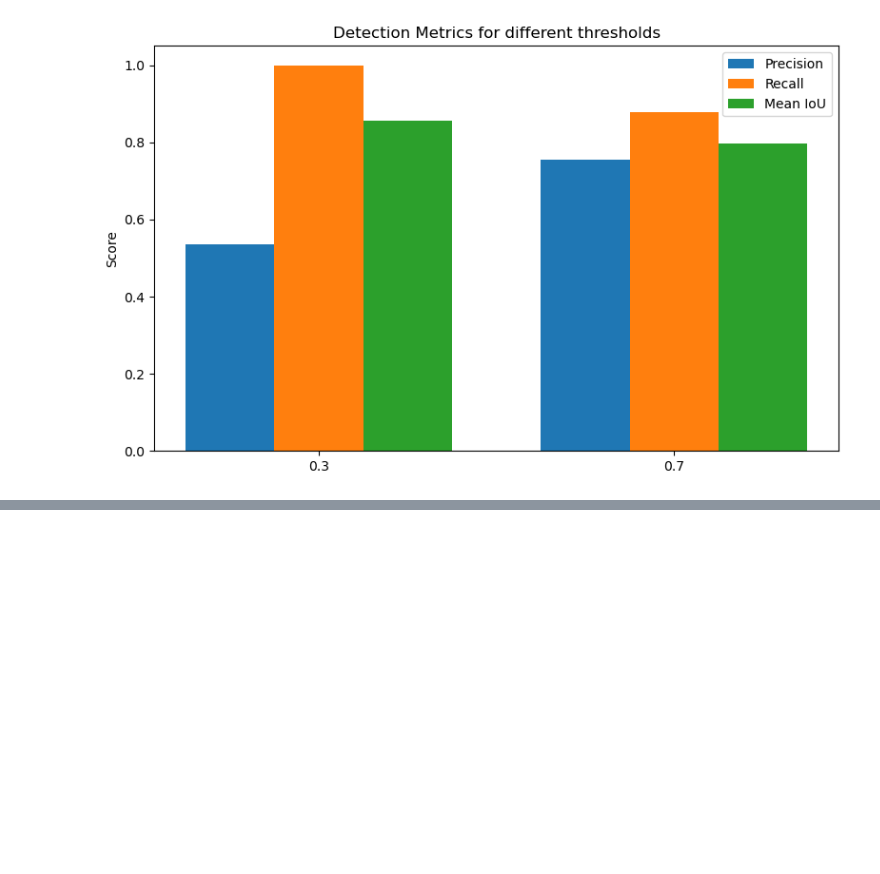
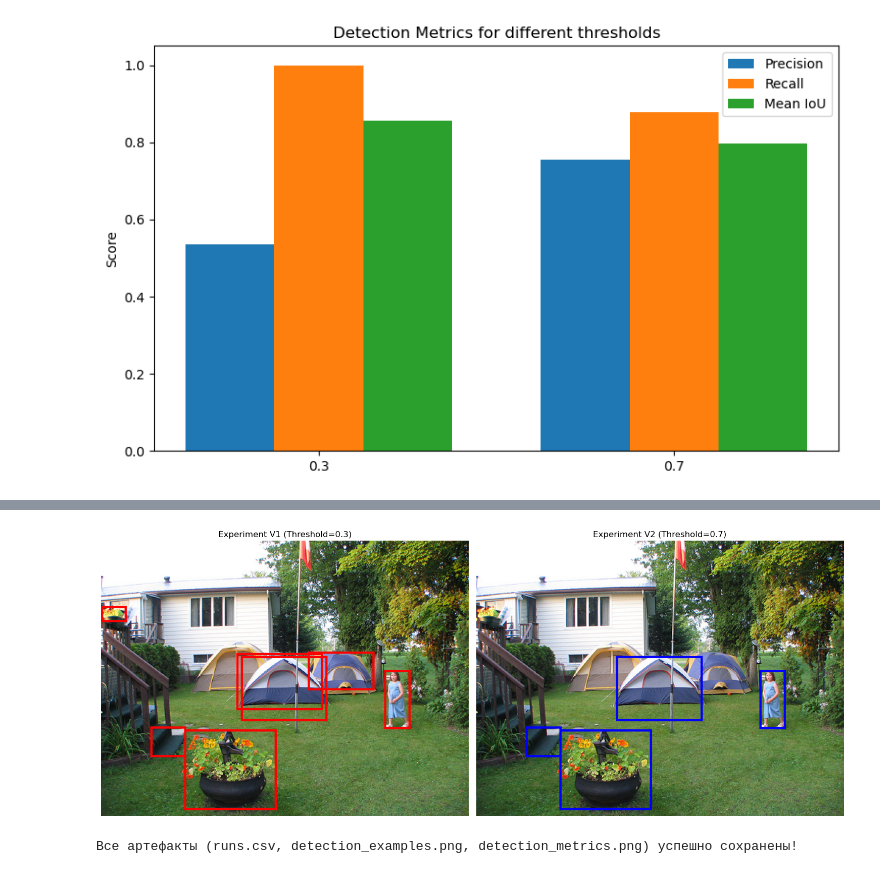
Before and after one commit to Dr-Iva/aie-group-3, a Jupyter notebook: homeworks/HW10-11/HW10-11.ipynb, the cells around one changed output, grey strips where cells are left out. Cells and saved outputs as stored; diff of their text form; code cells hidden in the pictures; blank space fills up the shorter version.

```diff
--- a/homeworks/HW10-11/HW10-11.ipynb
+++ b/homeworks/HW10-11/HW10-11.ipynb
@@ -721,0 +683,80 @@ runs.csv сохранён
+# %%
+# --- ЧАСТЬ B: ФИНАЛИЗАЦИЯ И СОХРАНЕНИЕ АРТЕФАКТОВ ---
+
+# 1. Генерируем обязательный файл detection_examples.png
+# Берем первое изображение из наших семплов
+img_sample, _ = samples[0]
+img_tensor = transforms.ToTensor()(img_sample).to(device)
+
+# Получаем предсказания для V1 (0.3) и V2 (0.7)
+model_det.eval()
+with torch.no_grad():
+    output = model_det([img_tensor])[0]
+
+# Подготовка данных для V1
+mask_v1 = output['scores'] > 0.3
+boxes_v1 = output['boxes'][mask_v1].cpu()
+# Подготовка данных для V2
+mask_v2 = output['scores'] > 0.7
+boxes_v2 = output['boxes'][mask_v2].cpu()
+
+# Конвертируем исходное фото в uint8 для draw_bounding_boxes
+img_uint8 = (img_tensor.cpu() * 255).to(torch.uint8)
+
+# Рисуем боксы
+res_v1 = draw_bounding_boxes(img_uint8, boxes_v1, colors="red", width=3)
+res_v2 = draw_bounding_boxes(img_uint8, boxes_v2, colors="blue", width=3)
+
+# Создаем и сохраняем график
+fig, axes = plt.subplots(1, 2, figsize=(15, 7))
+axes[0].imshow(F.to_pil_image(res_v1))
+axes[0].set_title('Experiment V1 (Threshold=0.3)')
+axes[0].axis('off')
+
+axes[1].imshow(F.to_pil_image(res_v2))
+axes[1].set_title('Experiment V2 (Threshold=0.7)')
+axes[1].axis('off')
+
+plt.tight_layout()
+plt.savefig(os.path.join(figures_dir, 'detection_examples.png'), bbox_inches='tight')
+plt.show()
+
+# 2. Формируем runs.csv с ЯВНЫМ упоминанием V1 и V2
+# Собираем данные из части A (у вас это уже должно быть в runs_data)
+# Если переменной runs_data еще нет, создайте её:
+if 'runs_data' not in locals():
+    runs_data = []
+
+# Добавляем строку для V1
+runs_data.append({
+    'experiment_id': 'V1',
+    'task': 'detection',
+    'dataset': 'PascalVOC2012',
+    'seed': 42,
+    'model_summary': 'FasterRCNN_ResNet50_FPN',
+    'precision': results_det[0.3]['precision'],
+    'recall': results_det[0.3]['recall'],
+    'mean_iou': results_det[0.3]['mean_iou'],
+    'notes': 'score_threshold=0.3'
+})
+
+# Добавляем строку для V2
+runs_data.append({
+    'experiment_id': 'V2',
+    'task': 'detection',
+    'dataset': 'PascalVOC2012',
+    'seed': 42,
+    'model_summary': 'FasterRCNN_ResNet50_FPN',
+    'precision': results_det[0.7]['precision'],
+    'recall': results_det[0.7]['recall'],
+    'mean_iou': results_det[0.7]['mean_iou'],
+    'notes': 'score_threshold=0.7'
+})
+
+# Сохраняем итоговый csv
+df_runs = pd.DataFrame(runs_data)
+df_runs.to_csv(os.path.join(artifacts_dir, 'runs.csv'), index=False)
+print("Все артефакты (runs.csv, detection_examples.png, detection_metrics.png) успешно сохранены!")
+# %% [output]
+[figure, added]
+Все артефакты (runs.csv, detection_examples.png, detection_metrics.png) успешно сохранены!
```
Also changed, not shown: parts of 10 cells of this notebook, 11 other files.
